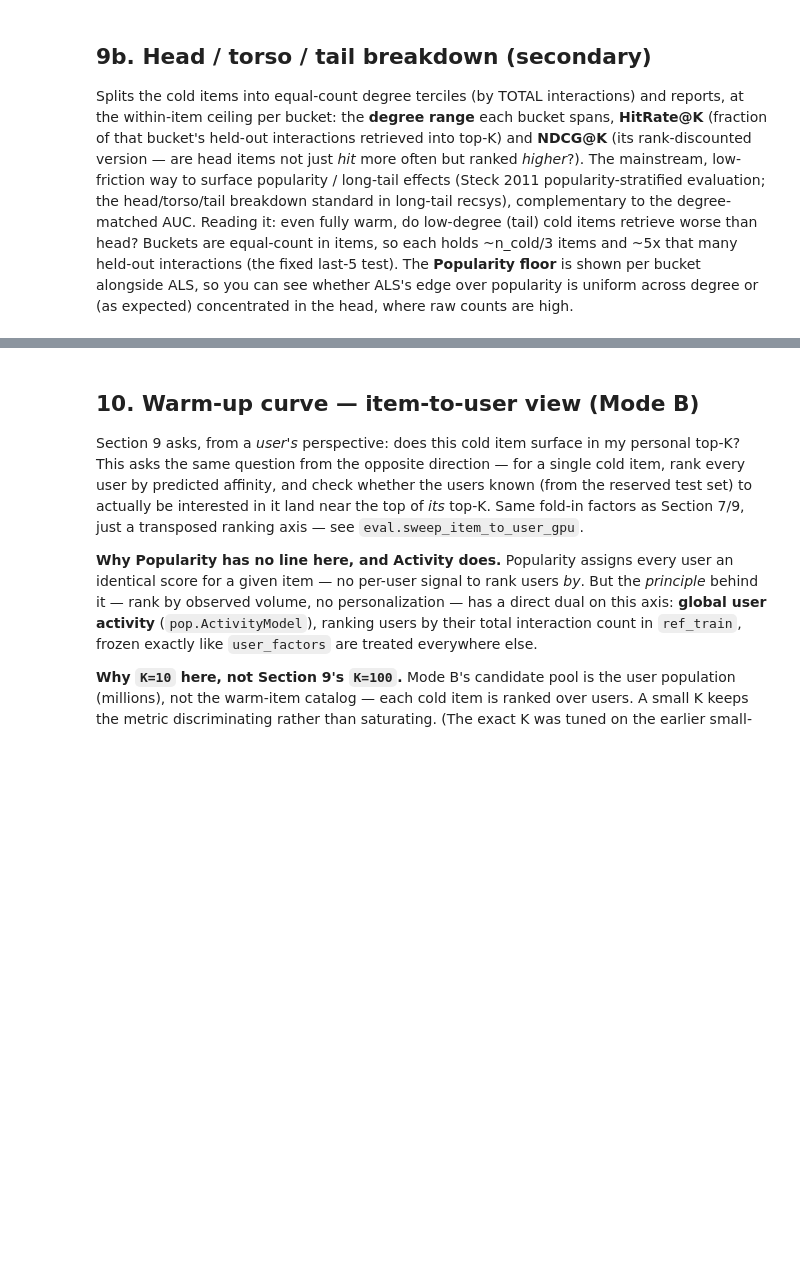
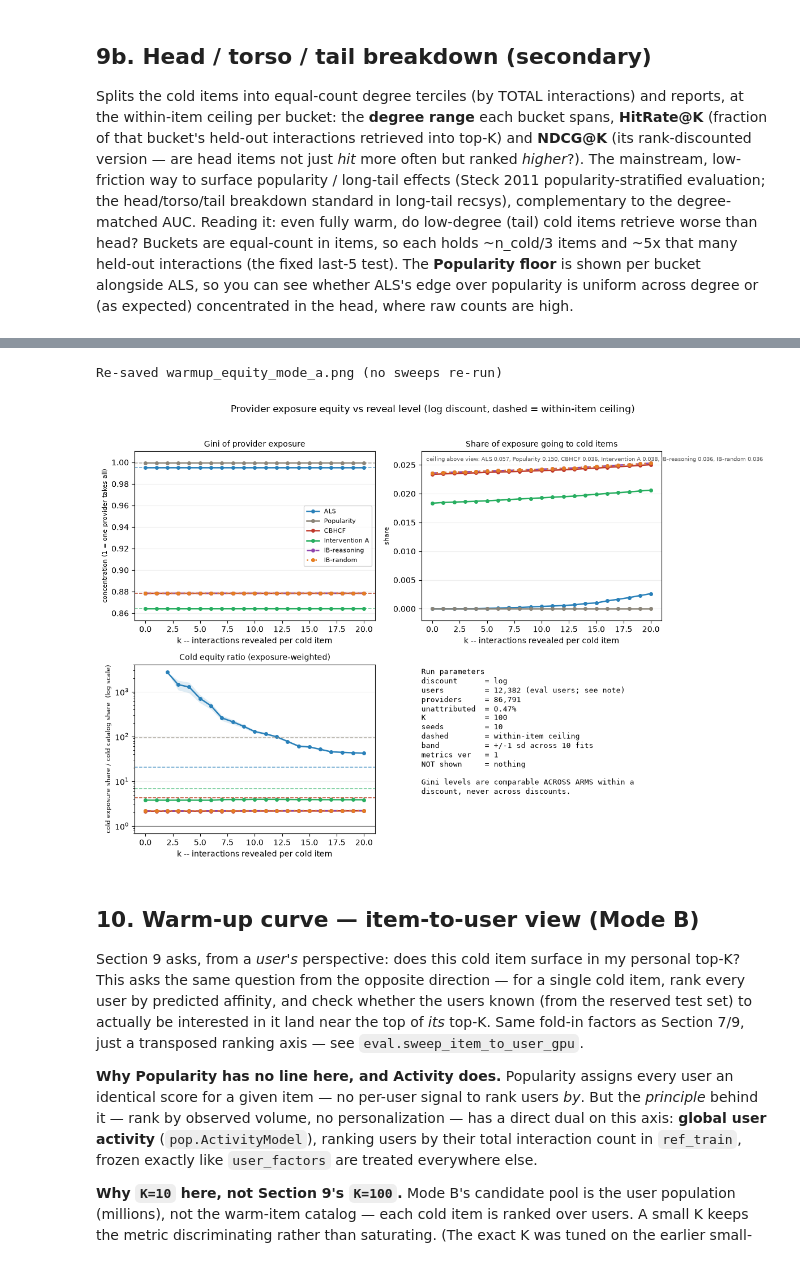
Before and after one commit to jessylan/llm-cold-start-recsys, a Jupyter notebook: notebooks/steel_thread.ipynb, the cells around one changed output, grey strips where cells are left out. Drawn from its saved outputs; the diff is of its cells as text; code cells hidden in the pictures; blank space fills up the shorter version.

Commit message:
Integrate equity metrics

```diff
--- a/notebooks/steel_thread.ipynb
+++ b/notebooks/steel_thread.ipynb
@@ -1321,3 +1779,79 @@ Wall time: 16.8 s
+# %%
+_COLOR = {"ALS": "#2980b9", "CBHCF": "#c0392b", "Intervention A": "#27ae60",
+          "Popularity": "#8A8478"}
+_STYLE = {}
+for _i, _a in enumerate(IB_ARMS if RUN_IB_EQUITY else []):
+    _COLOR[f"IB-{_a}"] = ["#8e44ad", "#e67e22"][_i % 2]
+    _STYLE[f"IB-{_a}"] = [(0, (4, 2)), (0, (1, 2))][_i % 2]
+
+fig, axes = plt.subplots(2, 2, figsize=(12, 8))
+_PANELS = [("gini", "Gini of provider exposure", "concentration (1 = one provider takes all)"),
+           ("cold_exposure_share", "Share of exposure going to cold items", "share"),
+           ("cold_ratio.exposure_weighted_mean",
+            "Cold equity ratio (exposure-weighted)", "cold exposure share / cold catalog share")]
+for ax, (metric, title, ylab) in zip(axes.flat, _PANELS):
+    _lo_c, _hi_c = np.inf, -np.inf          # range of the CURVES, ignoring the ceilings
+    for label, cur in equity_curves.items():
+        m = np.array(cur[EQUITY_DISCOUNT][metric]["mean"])
+        s = np.array(cur[EQUITY_DISCOUNT][metric]["std"])
+        ax.plot(K_LEVELS, m, marker="o", markersize=4, linewidth=1.8,
+                linestyle=_STYLE.get(label, "-"), color=_COLOR.get(label, "#7f8c8d"), label=label)
+        _band_lo = np.maximum(m - s, 1e-12) if metric.startswith("cold_ratio") else m - s
+        ax.fill_between(K_LEVELS, _band_lo, m + s, color=_COLOR.get(label, "#7f8c8d"),
+                        alpha=0.15, linewidth=0)
+        if np.isfinite(m).any():
+            _lo_c = min(_lo_c, float(np.nanmin(_band_lo)))
+            _hi_c = max(_hi_c, float(np.nanmax(m + s)))
+        ceil = equity_ceiling.get(label)
+        if ceil is not None:
+            ax.axhline(ceil[EQUITY_DISCOUNT][metric]["mean"][0],
+                       color=_COLOR.get(label, "#7f8c8d"), linestyle="--", linewidth=1.1, alpha=0.7)
+    if metric.startswith("cold_ratio"):
+        ax.axhline(1.0, color="black", linewidth=0.9, alpha=0.5)
+        ax.set_yscale("log")
+        ax.set_ylabel(ylab + "  (log scale)", fontsize=8)
+    else:
+        # THE FIX: scale to the curves, not the ceilings. Popularity's cold-share ceiling is 0.15 --
+        # three times any other arm -- and letting it set the axis squashed every actual curve
+        # (0-0.026) into the bottom sixth. Ceilings outside the view are named in the corner instead
+        # of being silently cropped, so the number is still on the figure.
+        _pad = 0.08 * ((_hi_c - _lo_c) or 1.0)
+        ax.set_ylim(_lo_c - _pad, _hi_c + _pad)
+        _off = [(l, c[EQUITY_DISCOUNT][metric]["mean"][0]) for l, c in equity_ceiling.items()
+                if c[EQUITY_DISCOUNT][metric]["mean"][0] > _hi_c + _pad]
+        if _off:
+            ax.text(0.02, 0.97, "ceiling above view: "
+                    + ", ".join(f"{l} {v:.3f}" for l, v in _off),
+                    transform=ax.transAxes, va="top", fontsize=7.5, color="#555555")
+        ax.set_ylabel(ylab, fontsize=8)
+    ax.set_title(title, fontsize=10)
+    ax.set_xlabel("k -- interactions revealed per cold item")
+    ax.grid(axis="y", alpha=0.2)
+axes.flat[0].legend(fontsize=8)
+
+_notes = [("discount", EQUITY_DISCOUNT),
+          ("users", f"{len(EQUITY_USERS):,}" + ("" if len(EQUITY_USERS) == dataset.n_users
+                                                else " (eval users; see note)")),
+          ("providers", f"{provider_map.n_providers:,}"),
+          ("unattributed", f"{provider_stats['unattributed_frac']:.2%}"),
+          ("K", K), ("seeds", N_SEEDS),
+          ("dashed", "within-item ceiling"),
+          ("band", f"+/-1 sd across {N_SEEDS} fits"),
+          ("metrics ver", eq.EQUITY_METRICS_VERSION),
+          ("NOT shown", ", ".join(equity_skipped) if equity_skipped else "nothing")]
+axes.flat[3].axis("off")
+axes.flat[3].text(0.0, 0.98, "Run parameters\n" + "\n".join(f"{k:<14}= {v}" for k, v in _notes)
+                  + "\n\nGini levels are comparable ACROSS ARMS within a\ndiscount, never across "
+                    "discounts.", family="monospace", fontsize=9, va="top",
+                  transform=axes.flat[3].transAxes)
+fig.suptitle(f"Provider exposure equity vs reveal level ({EQUITY_DISCOUNT} discount, "
+             f"dashed = within-item ceiling)", y=1.02)
+plt.tight_layout()
+plt.savefig("warmup_equity_mode_a.png", dpi=120, bbox_inches="tight")
+print("Re-saved warmup_equity_mode_a.png (no sweeps re-run)")
+# %% [output]
+Re-saved warmup_equity_mode_a.png (no sweeps re-run)
+[figure, added]
 # %% [markdown]
 ## 10. Warm-up curve — item-to-user view (Mode B)
 
```
Also changed, not shown: parts of 21 cells of this notebook, 11 other files.
